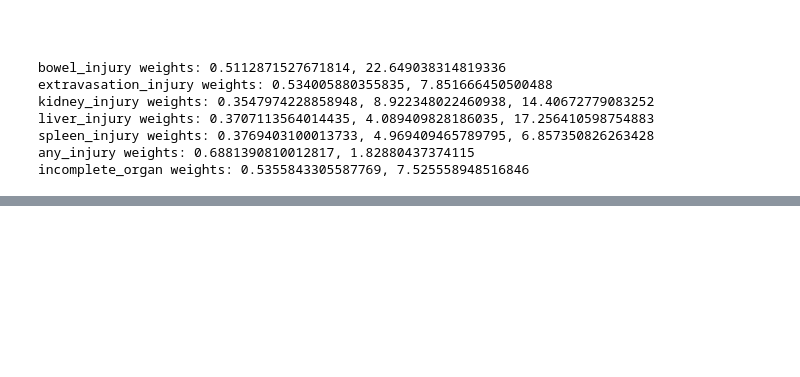
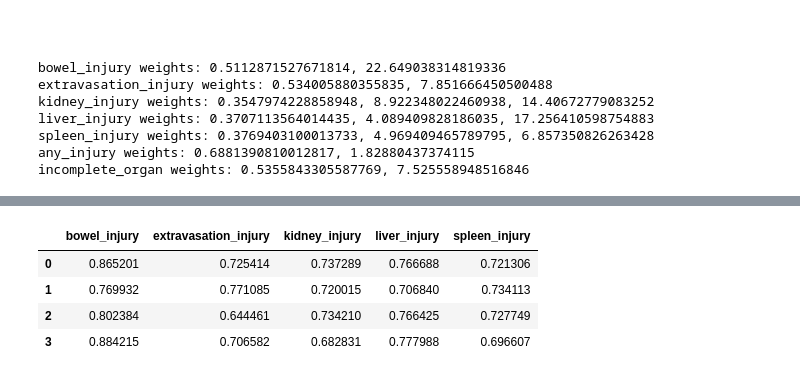
Before and after one commit to l0r1knl/RSNA2023, a Jupyter notebook: notebook/baseline-train.ipynb, the cells around one changed output, grey strips where cells are left out. Saved outputs shown, nothing was run; the diff lists cells and outputs as text; code cells hidden in the pictures; blank space fills up the shorter version.

Commit message:
Change in validation method.

```diff
--- a/notebook/baseline-train.ipynb
+++ b/notebook/baseline-train.ipynb
@@ -235,26 +182,0 @@ def mean_ensemble(predicts:list[pd.DataFrame]):
-# %%
-models = []
-for k in range(n_split):
-    save_sub_dir = Path(r"D:\RSNA2023\data\out\models\baseline\202309030239") / f"fold#{k:02}"
-
-    weighted_cols = [
-        "valid_extravasation_injury",
-        "valid_kidney_injury",
-        "valid_liver_injury",
-        "valid_spleen_injury"
-    ]
-
-    history = pd.read_csv(save_sub_dir / "history.csv")
-    history[weighted_cols] = history[weighted_cols] * 3
-    best_epoch = history.loc[:, [
-        "valid_bowel_injury",
-        "valid_extravasation_injury",
-        "valid_kidney_injury",
-        "valid_liver_injury",
-        "valid_spleen_injury",
-    ]].mean(axis=1).idxmin()
-
-    model = MultiAbdominalTraumaClassifier()
-    model.load_model_state(save_sub_dir / f"E{best_epoch:03}.pt", device)
-    print(f"fold#{k:02}'s best epoch: E{best_epoch:03}")
-    models.append(model)
@@ -352,0 +350,19 @@ display(scores)
+# %%
+rocs = pd.DataFrame(
+    rocs,
+    columns=[
+        "bowel_injury",
+        "extravasation_injury",
+        "kidney_injury",
+        "liver_injury",
+        "spleen_injury"
+    ]
+)
+display(rocs)
+rocs.to_csv(save_dir / "AUROC.csv")
+# %% [output]
+|  | bowel_injury | extravasation_injury | kidney_injury | liver_injury | spleen_injury |
+| 0 | 0.865201 | 0.725414 | 0.737289 | 0.766688 | 0.721306 |
+| 1 | 0.769932 | 0.771085 | 0.720015 | 0.706840 | 0.734113 |
+| 2 | 0.802384 | 0.644461 | 0.734210 | 0.766425 | 0.727749 |
+| 3 | 0.884215 | 0.706582 | 0.682831 | 0.777988 | 0.696607 |
```
Also changed, not shown: parts of 16 cells of this notebook.
